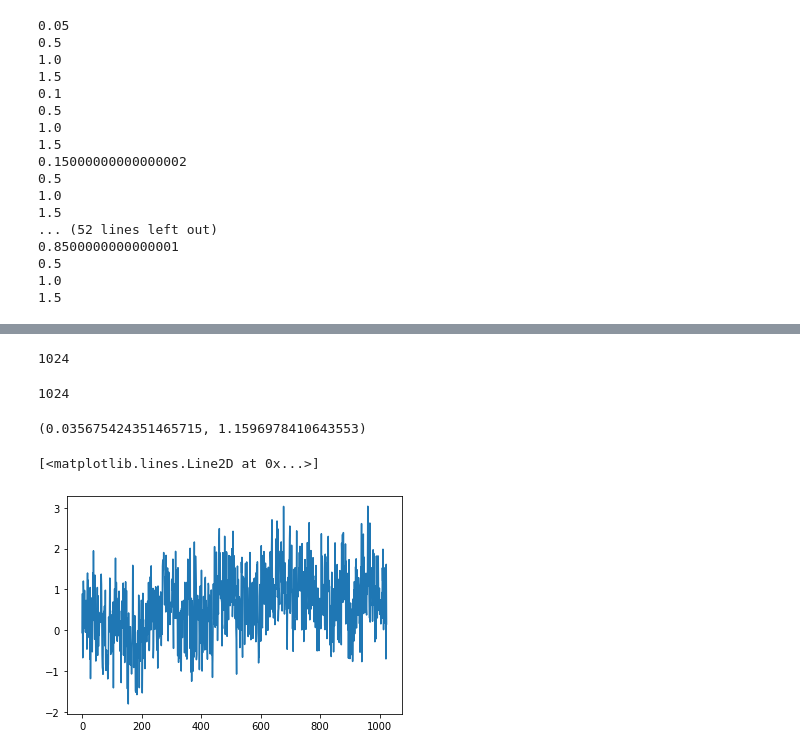
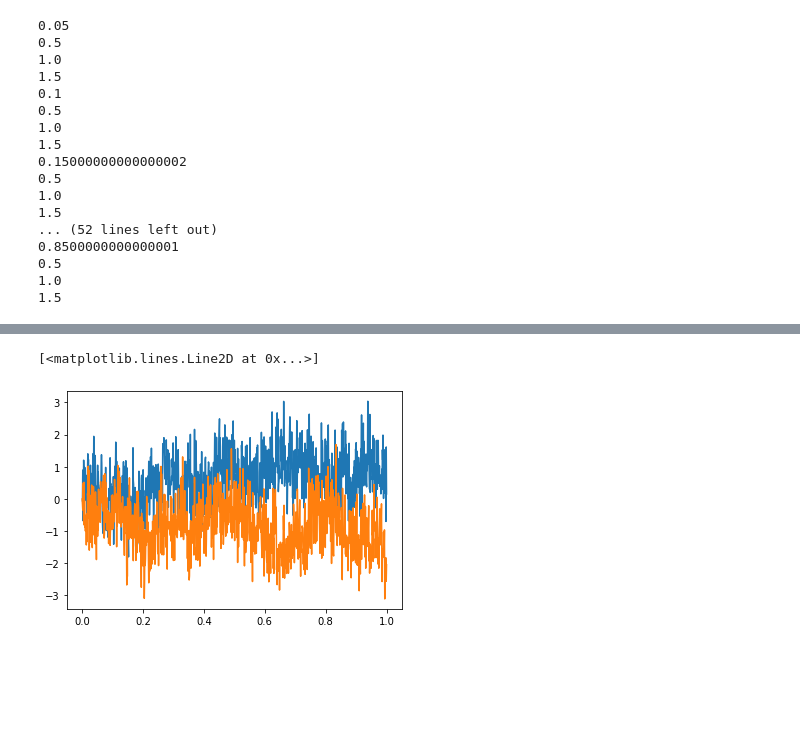
Before and after one commit to Jamjam1729/Dissertation, a Jupyter notebook: Dissertation.ipynb, the cells around one changed output, grey strips where cells are left out. Drawn from its saved outputs; the diff is of its cells as text; code cells hidden in the pictures; blank space fills up the shorter version.

```diff
--- a/Dissertation.ipynb
+++ b/Dissertation.ipynb
@@ -204,19 +241,11 @@ array([[-3.87268574e-03, -7.74539135e-03, -1.16181647e-02],
 # %%
 sample_fbm = np.loadtxt('C:\\Users\\jamma\\Masters\\Dissertation\\fBMPath2.txt')
-sample_fbm.shape[0]
+res = max_MLE(sample_fbm, 1)
+
+plt.plot(span[1:], sample_fbm)
+
+out = simulate_fbm(1, 1024, 1, res[0])
+plt.plot(span, out.T * res[1])
 # %% [output]
-1024
+[<matplotlib.lines.Line2D at 0x...>]
+[figure, added]
-# %%
-sample_fbm = np.loadtxt('C:\\Users\jamma\Masters\Dissertation\\fBMPath2.txt')
-sample_fbm.shape[0]
-# %% [output]
-1024
-# %%
-max_MLE(sample_fbm, 1)
-# %% [output]
-(0.035675424351465715, 1.1596978410643553)
-# %%
-plt.plot(sample_fbm)
-# %% [output]
-[<matplotlib.lines.Line2D at 0x...>]
-[figure, removed]
```
Also changed, not shown: parts of 9 cells of this notebook, 7 other files.
